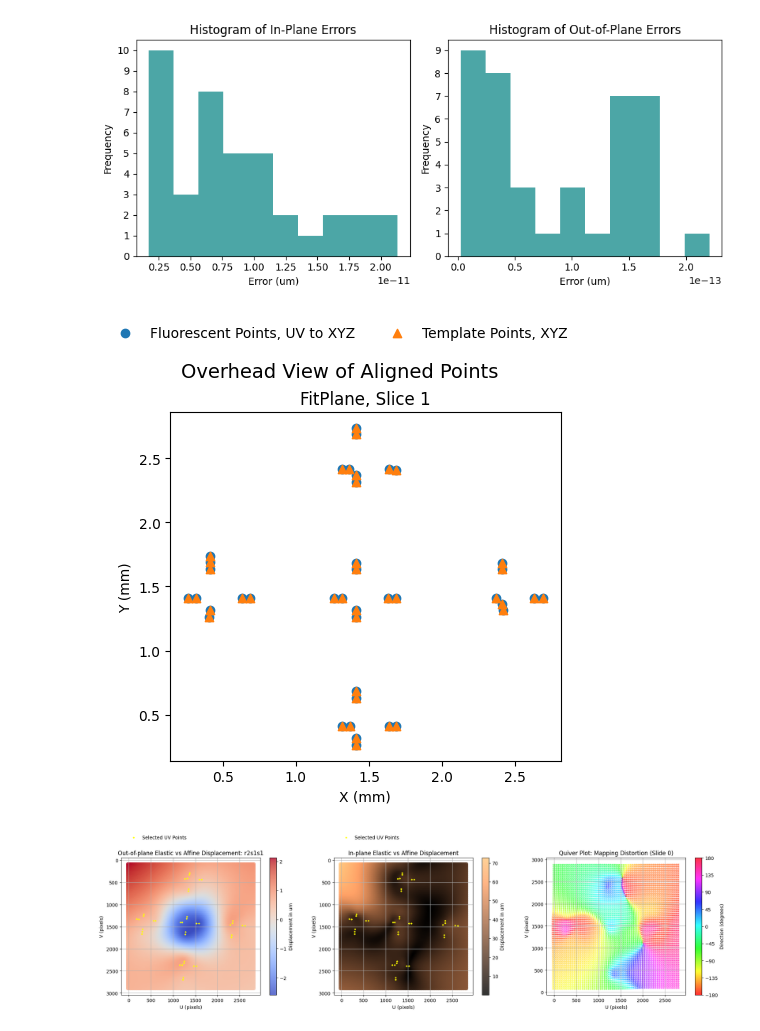
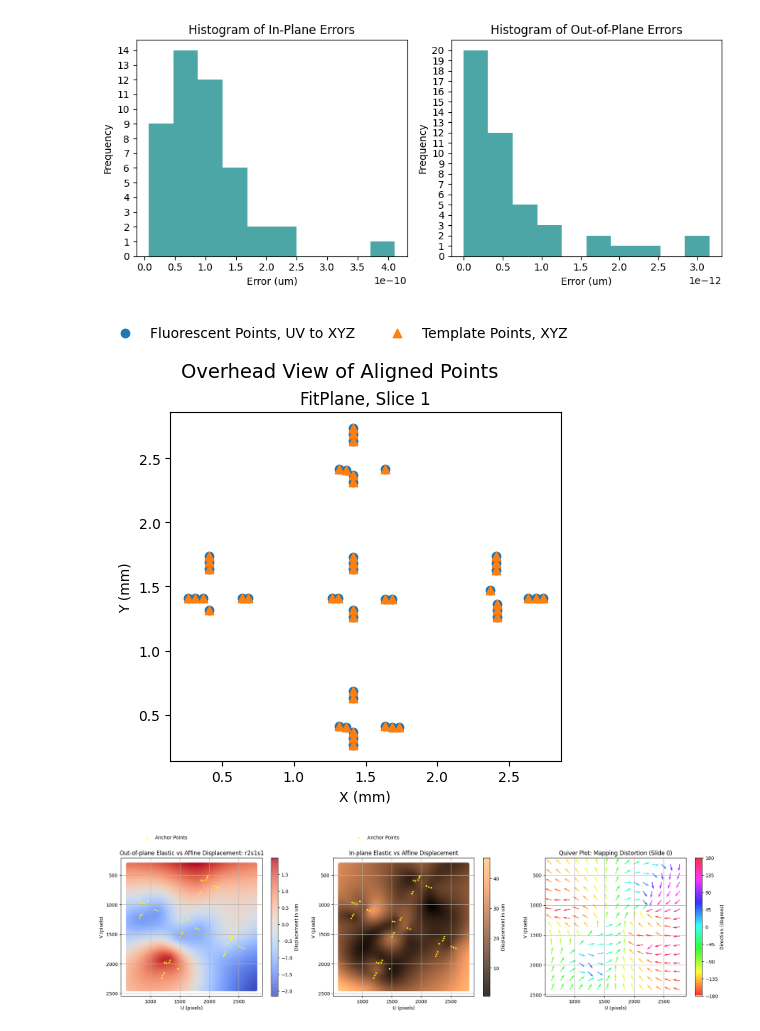
Before and after one commit to WinetraubLab/coregister-xy, a Jupyter notebook: coregister_xy_elastic.ipynb, the cells around one changed output. Cells and saved outputs as stored; diff of their text form; code cells hidden in the pictures.

Commit message:
Improved visibility of quiver plot directionality

```diff
--- a/coregister_xy_elastic.ipynb
+++ b/coregister_xy_elastic.ipynb
@@ -19,10 +19,10 @@ drive.mount('/content/drive/')
 # um_per_px = 5
 
 # Units: px
-fluorescent_csv_path = "coregister-xy/example_data/fluorescent_image_points.csv" # @param {type:"string"}
+fluorescent_csv_path = "/content/coregister-xy/example_data/fluorescent_image_points.csv" # @param {type:"string"}
 
 # Units: mm
-template_csv_path = "coregister-xy/example_data/template_points.csv" # @param {type:"string"}
+template_csv_path = "/content/coregister-xy/example_data/template_points.csv" # @param {type:"string"}
 
 # This is the file where the plane_input.append() lines to copy paste into reconstruct_3d.ipynb will be written to
 # Change as desired
@@ -95,6 +89,9 @@ def load_data_from_csv(csv_path):
 fluorescent_points_uv_pix_all_planes, template_points_xyz_mm_all_planes, fluorescent_image_paths, slice_idx = load_data_from_csv(fluorescent_csv_path)
 # %%
 # @title Compute mapping between fluorescent and template points
+# @markdown Input smoothing parameter. Try different values and look at the displacement plots.
+smoothing = 0.0000001 # @param {type:"number"}
+
 fps_elastic = []
 fps_affine = []
 in_plane_err_mm_per_plane = []
@@ -105,7 +102,7 @@ out_plane_err_mm_per_point = []
 with open(output_planes_description, "w") as outf:
   for (idx, fluorescent_points_uv_pix, template_points_xyz_mm) in (zip(slice_idx, fluorescent_points_uv_pix_all_planes, template_points_xyz_mm_all_planes)):
 
-    fp_elastic = FitPlaneElastic.from_points(fluorescent_points_uv_pix, template_points_xyz_mm, print_inputs = False)
+    fp_elastic = FitPlaneElastic.from_points(fluorescent_points_uv_pix, template_points_xyz_mm, smoothing=smoothing, print_inputs = False)
     fps_elastic.append(fp_elastic)
     fp = FitPlane.from_template_centers(fluorescent_points_uv_pix, template_points_xyz_mm, print_inputs = False)
     fps_affine.append(fp)
@@ -223,8 +220,8 @@ def plot_overhead_view(slice_idx, template_points_xyz_mm_all_planes, fluorescent
 plot_error_histogram(in_plane_err_mm_per_point, out_plane_err_mm_per_point)
 plot_overhead_view(slice_idx, template_points_xyz_mm_all_planes, fluorescent_points_uv_pix_all_planes, fps_elastic)
 # %% [output]
-[figure, old version]
+[figure, new version]
-[figure, old version]
+[figure, new version]
 # %%
 # @title Plot Distortion Magnitude and Direction
 def plot_mapping_distortion(fps_elastic, fps_affine, fluorescent_image_points_uv_pix_all_planes, image_shape=None):
@@ -272,7 +269,7 @@ def plot_mapping_distortion(fps_elastic, fps_affine, fluorescent_image_points_uv
             cmap='coolwarm',
             alpha=0.8,
         )
-        ax1.scatter(fluorescent_image_points_uv_pix[:,0], fluorescent_image_points_uv_pix[:,1], s=4, marker='D', color="yellow", label="Selected UV Points")
+        ax1.scatter(fluorescent_image_points_uv_pix[:,0], fluorescent_image_points_uv_pix[:,1], s=4, marker='D', color="yellow", label="Anchor Points")
         ax1.set_xlabel('U (pixels)')
         ax1.set_ylabel('V (pixels)')
         name = "r2s1s1"
@@ -292,7 +289,7 @@ def plot_mapping_distortion(fps_elastic, fps_affine, fluorescent_image_points_uv
             cmap='copper',
             alpha=0.8,
         )
-        ax2.scatter(fluorescent_image_points_uv_pix[:,0], fluorescent_image_points_uv_pix[:,1], s=4, marker='D', color="yellow", label="Selected UV Points")
+        ax2.scatter(fluorescent_image_points_uv_pix[:,0], fluorescent_image_points_uv_pix[:,1], s=4, marker='D', color="yellow", label="Anchor Points")
         ax2.set_xlabel('U (pixels)')
         ax2.set_ylabel('V (pixels)')
         ax2.set_title(f'In-plane Elastic vs Affine Displacement')
@@ -316,39 +313,56 @@ def plot_mapping_distortion(fps_elastic, fps_affine, fluorescent_image_points_uv
         dy_normalized = dy / (magnitudes + 1e-8)
 
         # Compute angles in degrees
         angles = np.arctan2(dy, dx)
         angles_deg = np.rad2deg(angles)
 
+        step = 7
+
+        # Reshape dx/dy/angle into 2D (same shape as U and V)
+        height, width = u_grid.shape  # or use len(v), len(u)
+        dx_2d = dx_normalized.reshape((height, width))
+        dy_2d = dy_normalized.reshape((height, width))
+        angle_2d = angles_deg.reshape((height, width))
+
+        # Subsample everything in 2D
+        U_sub = u_grid[::step, ::step]
+        V_sub = v_grid[::step, ::step]
+        dx_sub = dx_2d[::step, ::step]
+        dy_sub = dy_2d[::step, ::step]
+        angle_sub = angle_2d[::step, ::step]
+
+        # Plot
         quiver = ax3.quiver(
-            uv_grid_points[:, 0],  # x positions
-            uv_grid_points[:, 1],  # y positions
-            dx_normalized * 40,  # normalized x-components
-            dy_normalized * 40,  # normalized y-components
-            angles_deg,
+            U_sub,
+            V_sub,
+            dx_sub * 120,
+            dy_sub * 120,
+            angle_sub,
             cmap='hsv',
             angles='xy',
             scale_units='xy',
             scale=1,
             alpha=0.8,
-            width=0.003,
-            headwidth=3,  # Arrow head width
+            width=0.005,
+            headwidth=3,
         )
 
         ax3.set_xlabel('U (pixels)')
         ax3.set_ylabel('V (pixels)')
         ax3.set_title(f'Quiver Plot: Mapping Distortion (Slide {idx})')
         ax3.grid(True)
+        ax3.invert_yaxis()
         ax3.set_aspect('equal')
 
         # Colorbar showing direction in degrees
         cbar = fig.colorbar(quiver, ax=ax3, label='Direction (degrees)')
         cbar.set_ticks([-180, -135, -90, -45, 0, 45, 90, 135, 180])
 
         plt.tight_layout()
         plt.savefig("displacement_plot.png",dpi=300, bbox_inches='tight')
         plt.show()
 
 plot_mapping_distortion(fps_elastic, fps_affine, fluorescent_points_uv_pix_all_planes)
 # %% [output]
-[figure, old version]
+[figure, new version]
 # %%
```
Also changed, not shown: parts of 4 cells of this notebook.
